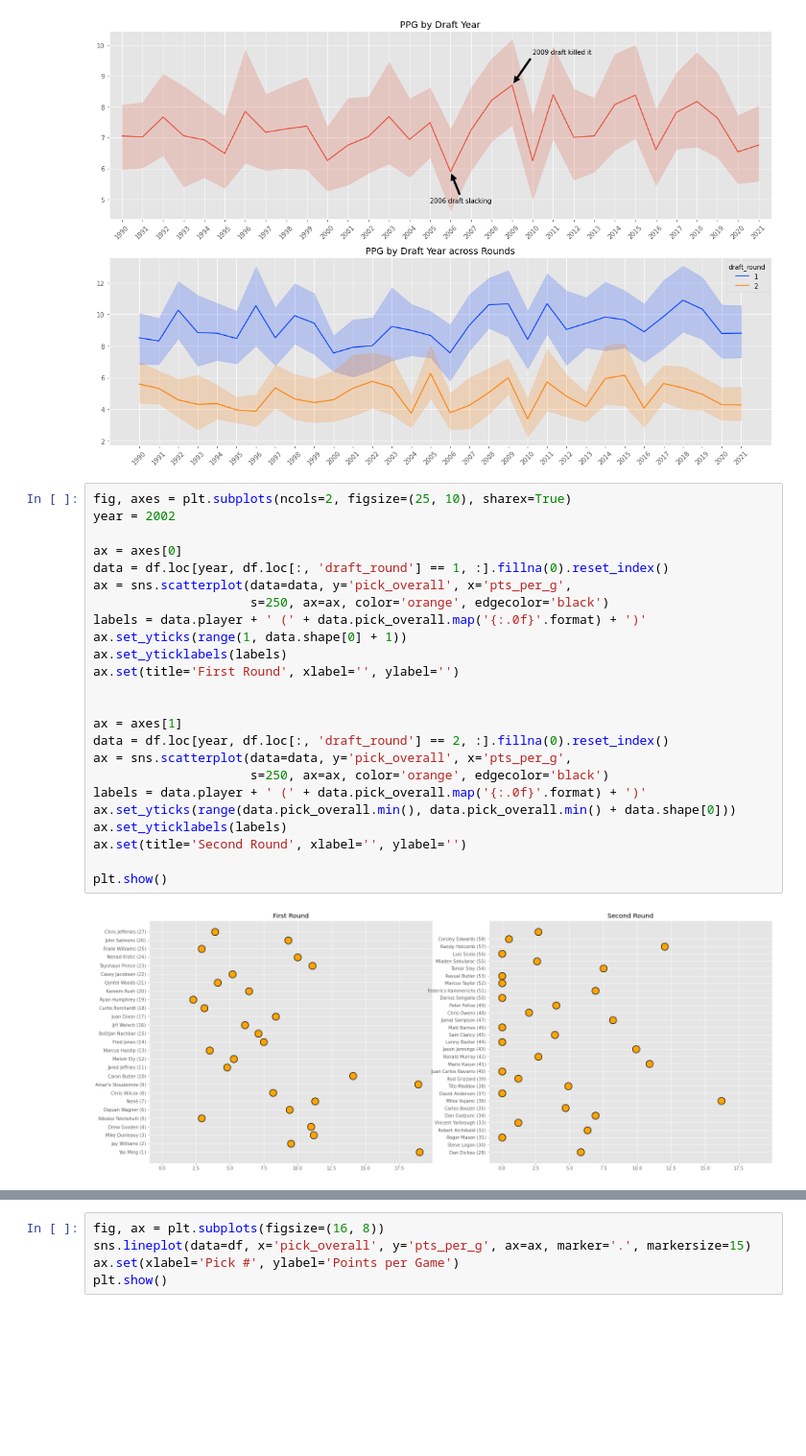
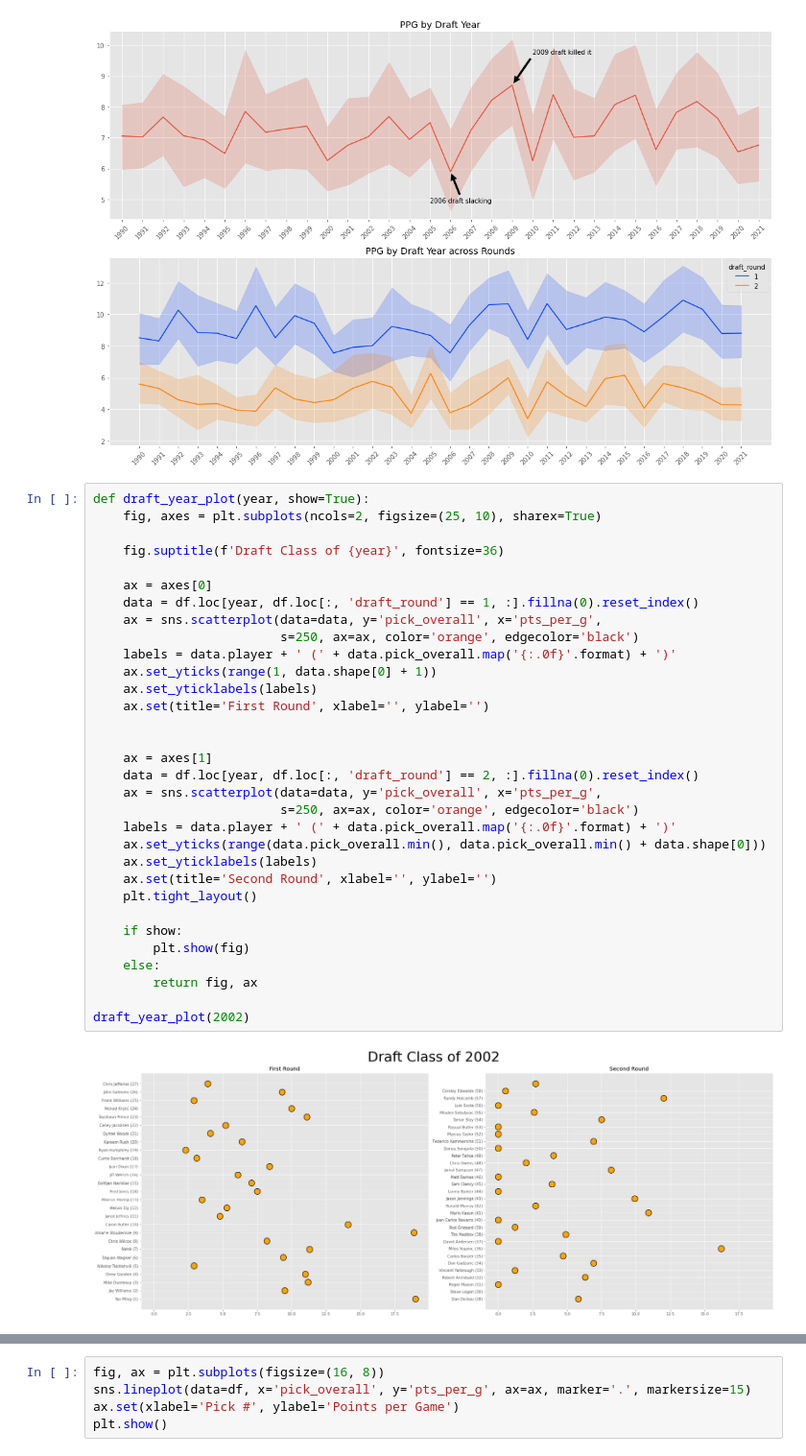
Before and after one commit to brendanfitz/sports-analysis, a Jupyter notebook: sports/basketball/nba/draft.ipynb, the cells around one changed output, grey strips where cells are left out. Shown at 96% size. Cells and saved outputs as stored; diff of their text form; blank space fills up the shorter version.

Commit message:
Create widget for nba draft class visual

```diff
--- a/sports/basketball/nba/draft.ipynb
+++ b/sports/basketball/nba/draft.ipynb
@@ -211,28 +210,36 @@ plt.show()
 # %% [output]
 [figure]
 # %%
-fig, axes = plt.subplots(ncols=2, figsize=(25, 10), sharex=True)
-year = 2002
+def draft_year_plot(year, show=True):
+    fig, axes = plt.subplots(ncols=2, figsize=(25, 10), sharex=True)
 
-ax = axes[0]
-data = df.loc[year, df.loc[:, 'draft_round'] == 1, :].fillna(0).reset_index()
-ax = sns.scatterplot(data=data, y='pick_overall', x='pts_per_g',
-                     s=250, ax=ax, color='orange', edgecolor='black')
-labels = data.player + ' (' + data.pick_overall.map('{:.0f}'.format) + ')'
-ax.set_yticks(range(1, data.shape[0] + 1))
-ax.set_yticklabels(labels)
-ax.set(title='First Round', xlabel='', ylabel='')
+    fig.suptitle(f'Draft Class of {year}', fontsize=36)
+
+    ax = axes[0]
+    data = df.loc[year, df.loc[:, 'draft_round'] == 1, :].fillna(0).reset_index()
+    ax = sns.scatterplot(data=data, y='pick_overall', x='pts_per_g',
+                         s=250, ax=ax, color='orange', edgecolor='black')
+    labels = data.player + ' (' + data.pick_overall.map('{:.0f}'.format) + ')'
+    ax.set_yticks(range(1, data.shape[0] + 1))
+    ax.set_yticklabels(labels)
+    ax.set(title='First Round', xlabel='', ylabel='')
 
 
-ax = axes[1]
-data = df.loc[year, df.loc[:, 'draft_round'] == 2, :].fillna(0).reset_index()
-ax = sns.scatterplot(data=data, y='pick_overall', x='pts_per_g',
-                     s=250, ax=ax, color='orange', edgecolor='black')
-labels = data.player + ' (' + data.pick_overall.map('{:.0f}'.format) + ')'
-ax.set_yticks(range(data.pick_overall.min(), data.pick_overall.min() + data.shape[0]))
-ax.set_yticklabels(labels)
-ax.set(title='Second Round', xlabel='', ylabel='')
+    ax = axes[1]
+    data = df.loc[year, df.loc[:, 'draft_round'] == 2, :].fillna(0).reset_index()
+    ax = sns.scatterplot(data=data, y='pick_overall', x='pts_per_g',
+                         s=250, ax=ax, color='orange', edgecolor='black')
+    labels = data.player + ' (' + data.pick_overall.map('{:.0f}'.format) + ')'
+    ax.set_yticks(range(data.pick_overall.min(), data.pick_overall.min() + data.shape[0]))
+    ax.set_yticklabels(labels)
+    ax.set(title='Second Round', xlabel='', ylabel='')
+    plt.tight_layout()
 
-plt.show()
+    if show:
+        plt.show(fig)
+    else:
+        return fig, ax
+
+draft_year_plot(2002)
 # %% [output]
-[figure, old version]
+[figure, new version]
```
Also changed, not shown: parts of 7 cells of this notebook.
